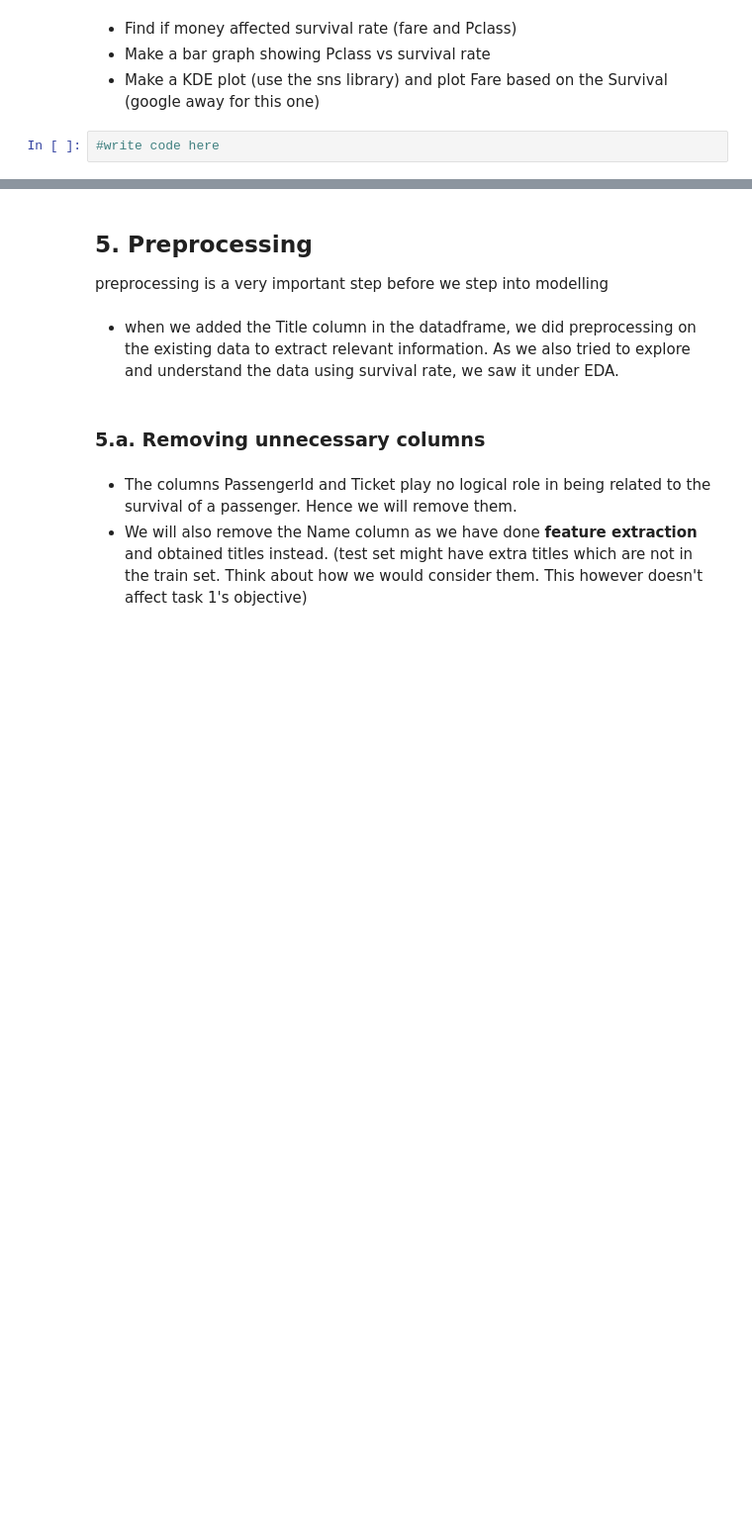
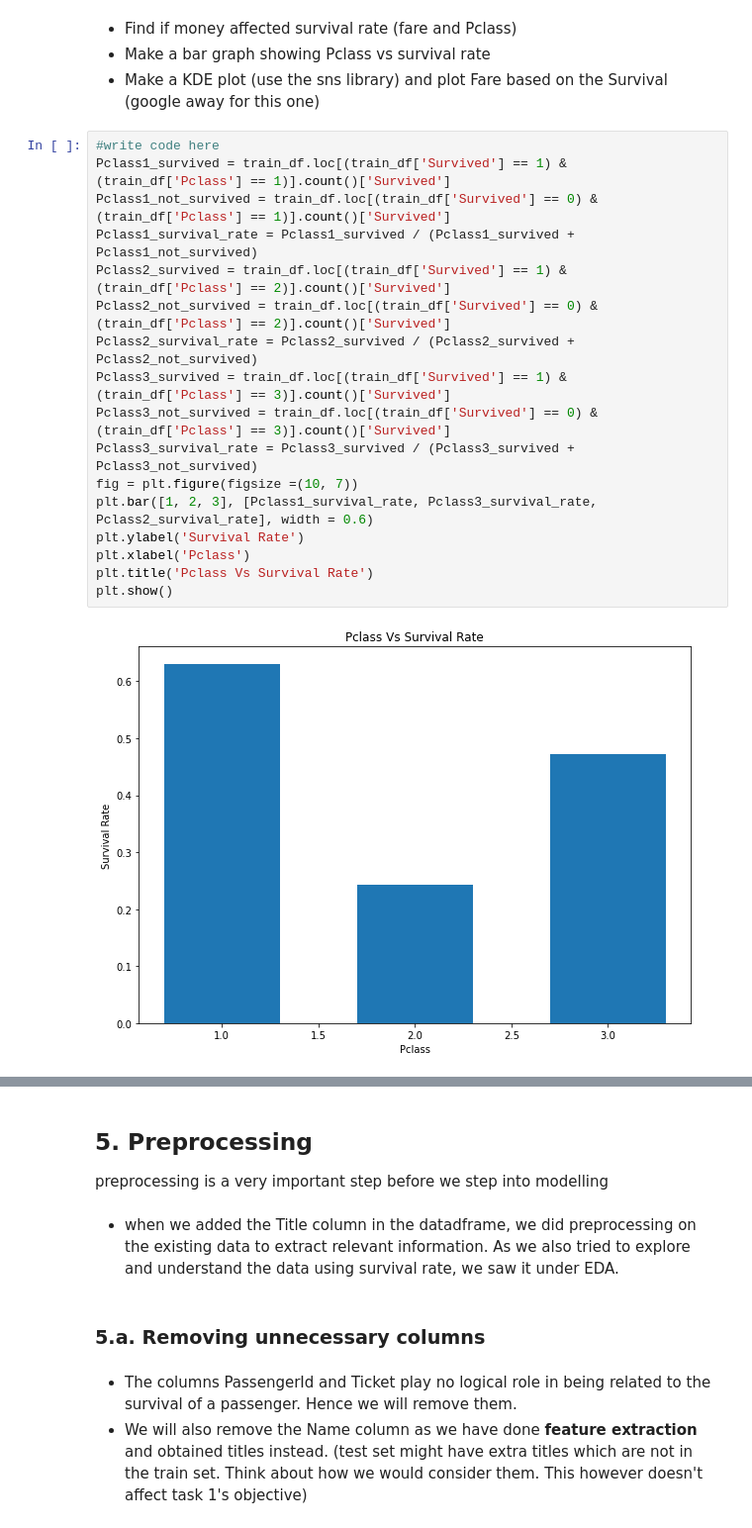
Before and after one commit to MihirShinde-29/Synapse-Learning-Period, a Jupyter notebook: Week1/Task1.ipynb, the cells around one changed output, grey strips where cells are left out. Shown at 99% size. Cells and saved outputs as stored; diff of their text form; blank space fills up the shorter version.

```diff
--- a/Week1/Task1.ipynb
+++ b/Week1/Task1.ipynb
@@ -122,5 +307,22 @@ Note that all three charts must be visible in a single row (look into subplots)
 - Find if money affected survival rate (fare and Pclass)
  - Make a bar graph showing Pclass vs survival rate
  - Make a KDE plot (use the sns library) and plot Fare based on the Survival (google away for this one)
-# %%
-#write code here
+# %%
+#write code here
+Pclass1_survived = train_df.loc[(train_df['Survived'] == 1) & (train_df['Pclass'] == 1)].count()['Survived']
+Pclass1_not_survived = train_df.loc[(train_df['Survived'] == 0) & (train_df['Pclass'] == 1)].count()['Survived']
+Pclass1_survival_rate = Pclass1_survived / (Pclass1_survived + Pclass1_not_survived)
+Pclass2_survived = train_df.loc[(train_df['Survived'] == 1) & (train_df['Pclass'] == 2)].count()['Survived']
+Pclass2_not_survived = train_df.loc[(train_df['Survived'] == 0) & (train_df['Pclass'] == 2)].count()['Survived']
+Pclass2_survival_rate = Pclass2_survived / (Pclass2_survived + Pclass2_not_survived)
+Pclass3_survived = train_df.loc[(train_df['Survived'] == 1) & (train_df['Pclass'] == 3)].count()['Survived']
+Pclass3_not_survived = train_df.loc[(train_df['Survived'] == 0) & (train_df['Pclass'] == 3)].count()['Survived']
+Pclass3_survival_rate = Pclass3_survived / (Pclass3_survived + Pclass3_not_survived)
+fig = plt.figure(figsize =(10, 7))
+plt.bar([1, 2, 3], [Pclass1_survival_rate, Pclass3_survival_rate, Pclass2_survival_rate], width = 0.6)
+plt.ylabel('Survival Rate')
+plt.xlabel('Pclass')
+plt.title('Pclass Vs Survival Rate')
+plt.show()
+# %% [output]
+[figure, added]
```
Also changed, not shown: parts of 51 cells of this notebook.
